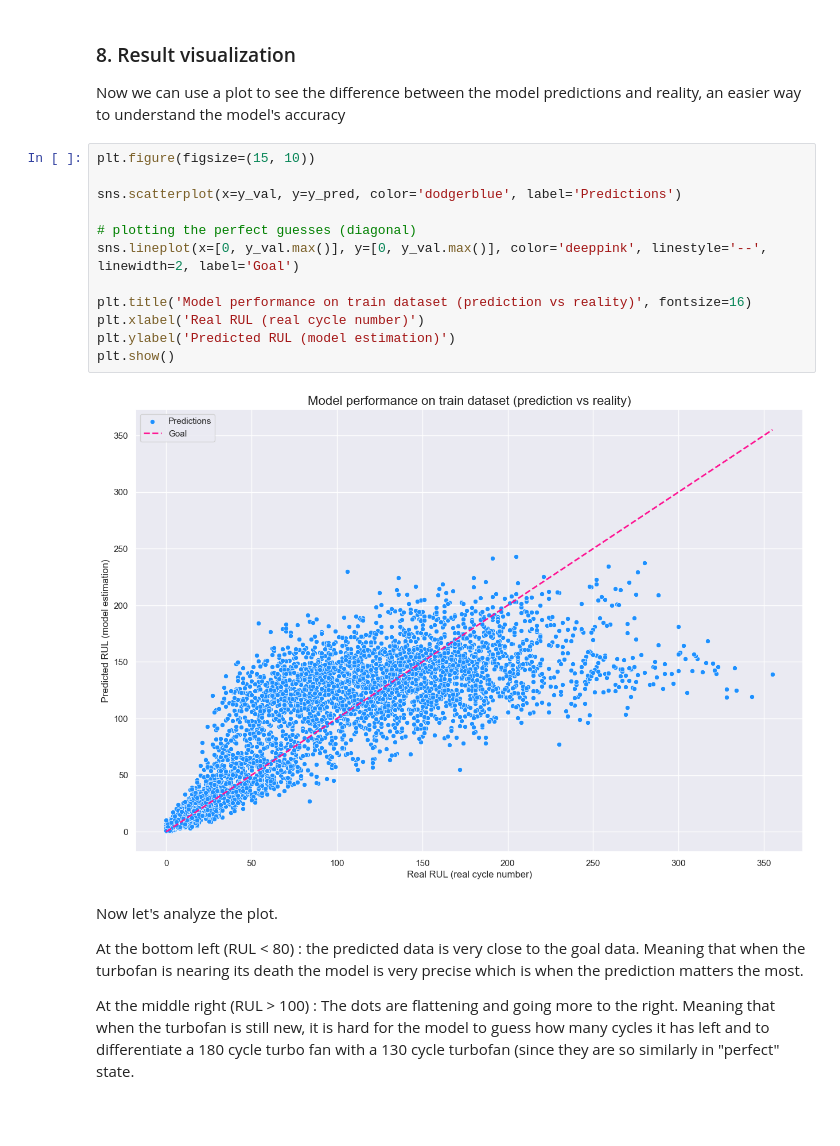
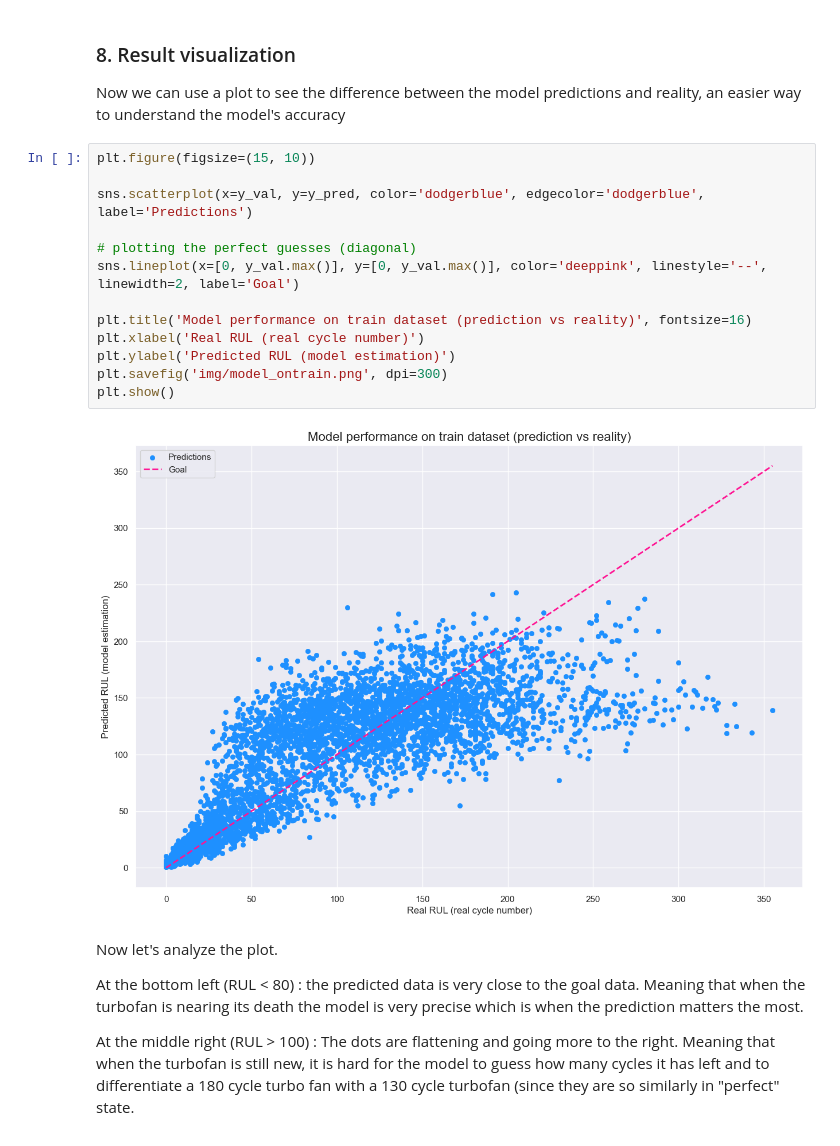
Before and after one commit to ahmedbda/nasa-turbofan-rul-ml, a Jupyter notebook: NASA_Rul_Project.ipynb, the cells around one changed output. Saved outputs shown, nothing was run; the diff lists cells and outputs as text.

```diff
--- a/NASA_Rul_Project.ipynb
+++ b/NASA_Rul_Project.ipynb
@@ -261,17 +272,18 @@ Now we can use a plot to see the difference between the model predictions and re
 # %%
 plt.figure(figsize=(15, 10))
 
-sns.scatterplot(x=y_val, y=y_pred, color='dodgerblue', label='Predictions')
+sns.scatterplot(x=y_val, y=y_pred, color='dodgerblue', edgecolor='dodgerblue', label='Predictions')
 
 # plotting the perfect guesses (diagonal)
 sns.lineplot(x=[0, y_val.max()], y=[0, y_val.max()], color='deeppink', linestyle='--', linewidth=2, label='Goal')
 
 plt.title('Model performance on train dataset (prediction vs reality)', fontsize=16)
 plt.xlabel('Real RUL (real cycle number)')
 plt.ylabel('Predicted RUL (model estimation)')
+plt.savefig('img/model_ontrain.png', dpi=300)
 plt.show()
 # %% [output]
-[figure, old version]
+[figure, new version]
 # %% [markdown]
 Now let's analyze the plot.
 
```
Also changed, not shown: parts of 5 cells of this notebook.
